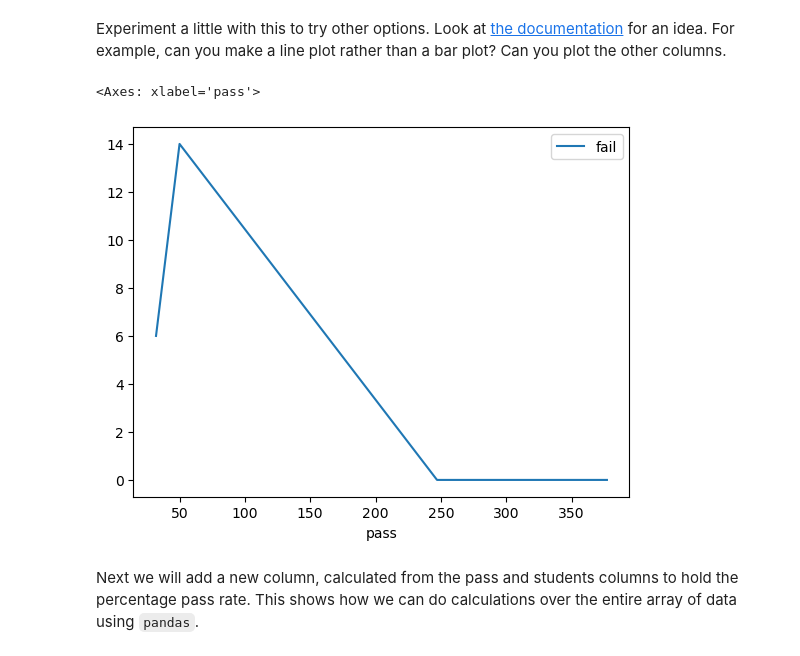
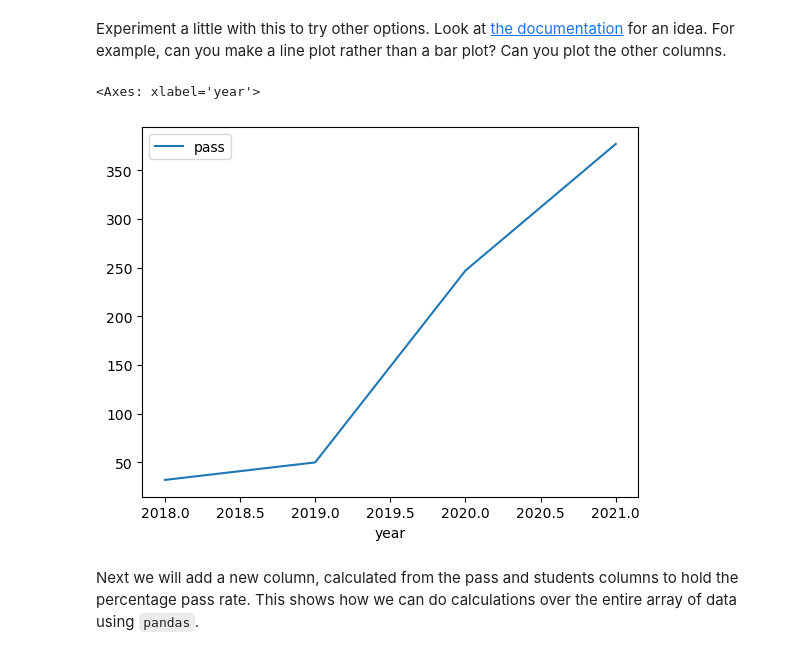
Before and after one commit to jo3yyyt/COMP2200-Practical-Workshops, a Jupyter notebook: Workshop Week 1.ipynb, the cells around one changed output. Drawn from its saved outputs; the diff is of its cells as text; code cells hidden in the pictures.

```diff
--- a/Workshop Week 1.ipynb
+++ b/Workshop Week 1.ipynb
@@ -139,10 +139,10 @@ classdata.plot(kind='bar', x='year', y='students')
 # %% [markdown]
 Experiment a little with this to try other options. Look at [the documentation](https://pandas.pydata.org/pandas-docs/stable/user_guide/visualization.html) for an idea. For example, can you make a line plot rather than a bar plot? Can you plot the other columns.
 # %%
-classdata.plot(kind='line', x='pass', y='fail')
+classdata.plot(kind='line', x='year', y='pass')
 # %% [output]
-<Axes: xlabel='pass'>
+<Axes: xlabel='year'>
-[figure, old version]
+[figure, new version]
 # %% [markdown]
 Next we will add a new column, calculated from the pass and students columns to hold the percentage pass rate.  This shows how we can do calculations over the entire array of data using `pandas`.
 # %%
```
Also changed, not shown: parts of 1 cell of this notebook.
